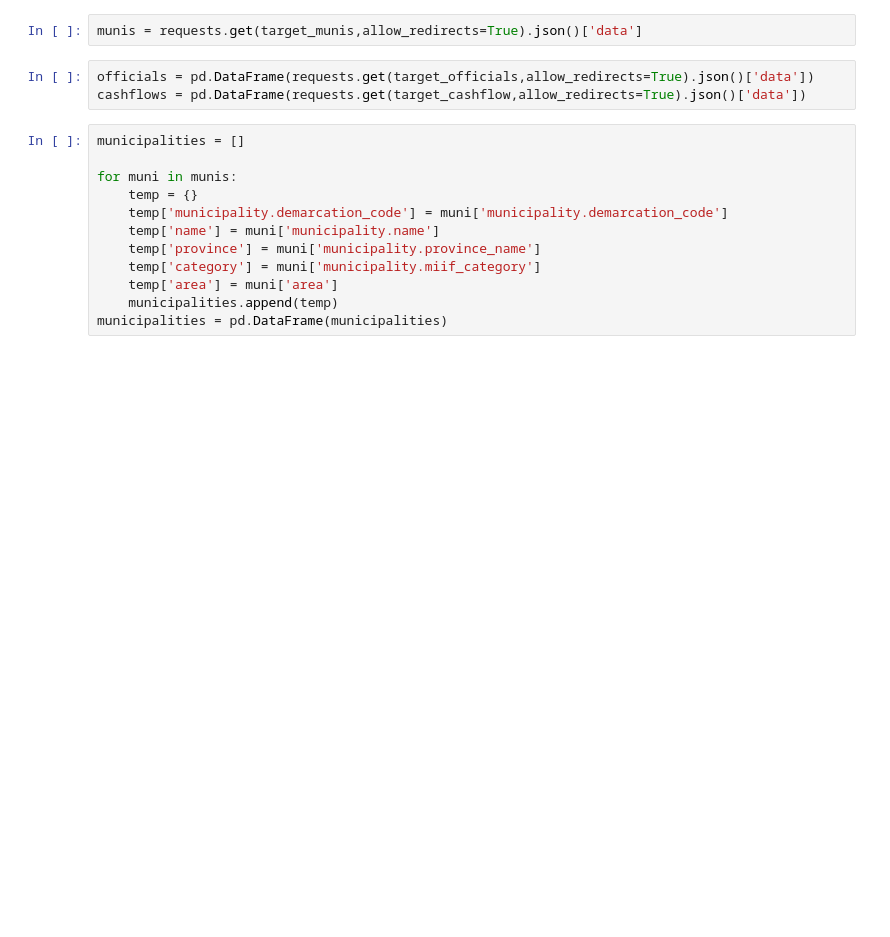
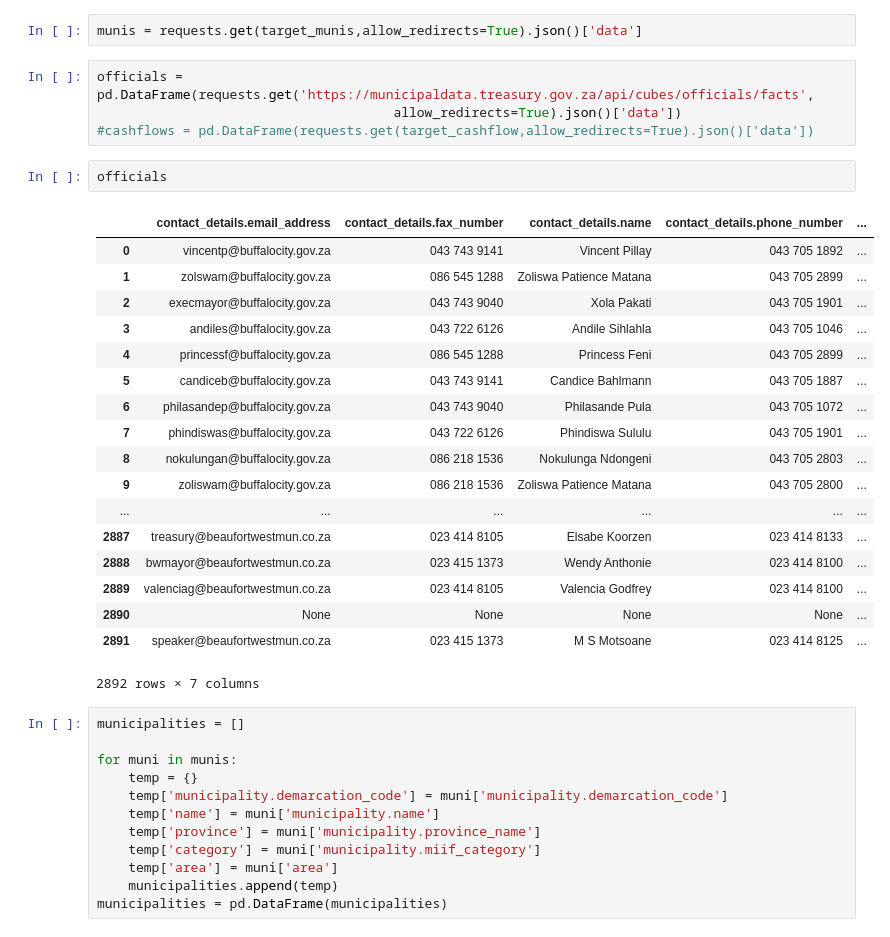
Before and after one commit to datawizzards-za/ntbhack, a Jupyter notebook: notebooks/11-02-2018-municipal-money.ipynb, the cells around one changed output. Cells and saved outputs as stored; diff of their text form; blank space fills up the shorter version.

```diff
--- a/notebooks/11-02-2018-municipal-money.ipynb
+++ b/notebooks/11-02-2018-municipal-money.ipynb
@@ -182,8 +182,30 @@ target_officials = 'https://municipaldata.treasury.gov.za/api/cubes/officials/fa
 # %%
 munis = requests.get(target_munis,allow_redirects=True).json()['data']
 # %%
-officials = pd.DataFrame(requests.get(target_officials,allow_redirects=True).json()['data'])
-cashflows = pd.DataFrame(requests.get(target_cashflow,allow_redirects=True).json()['data'])
+officials = pd.DataFrame(requests.get('https://municipaldata.treasury.gov.za/api/cubes/officials/facts',
+                                      allow_redirects=True).json()['data'])
+#cashflows = pd.DataFrame(requests.get(target_cashflow,allow_redirects=True).json()['data'])
+# %%
+officials
+# %% [output]
+|  | contact_details.email_address | contact_details.fax_number | contact_details.name | contact_details.phone_number | ... |
+| 0 | vincentp@buffalocity.gov.za | 043 743 9141 | Vincent Pillay | 043 705 1892 | ... |
+| 1 | zolswam@buffalocity.gov.za | 086 545 1288 | Zoliswa Patience Matana | 043 705 2899 | ... |
+| 2 | execmayor@buffalocity.gov.za | 043 743 9040 | Xola Pakati | 043 705 1901 | ... |
+| 3 | andiles@buffalocity.gov.za | 043 722 6126 | Andile Sihlahla | 043 705 1046 | ... |
+| 4 | princessf@buffalocity.gov.za | 086 545 1288 | Princess Feni | 043 705 2899 | ... |
+| 5 | candiceb@buffalocity.gov.za | 043 743 9141 | Candice Bahlmann | 043 705 1887 | ... |
+| 6 | philasandep@buffalocity.gov.za | 043 743 9040 | Philasande Pula | 043 705 1072 | ... |
+| 7 | phindiswas@buffalocity.gov.za | 043 722 6126 | Phindiswa Sululu | 043 705 1901 | ... |
+| 8 | nokulungan@buffalocity.gov.za | 086 218 1536 | Nokulunga Ndongeni | 043 705 2803 | ... |
+| 9 | zoliswam@buffalocity.gov.za | 086 218 1536 | Zoliswa Patience Matana | 043 705 2800 | ... |
+| ... | ... | ... | ... | ... | ... |
+| 2887 | treasury@beaufortwestmun.co.za | 023 414 8105 | Elsabe Koorzen | 023 414 8133 | ... |
+| 2888 | bwmayor@beaufortwestmun.co.za | 023 415 1373 | Wendy Anthonie | 023 414 8100 | ... |
+| 2889 | valenciag@beaufortwestmun.co.za | 023 414 8105 | Valencia Godfrey | 023 414 8100 | ... |
+| 2890 | None | None | None | None | ... |
+| 2891 | speaker@beaufortwestmun.co.za | 023 415 1373 | M S Motsoane | 023 414 8125 | ... |
+2892 rows × 7 columns
 # %%
 municipalities = []
 
```
Also changed, not shown: parts of 1 cell of this notebook, 1 other file.
